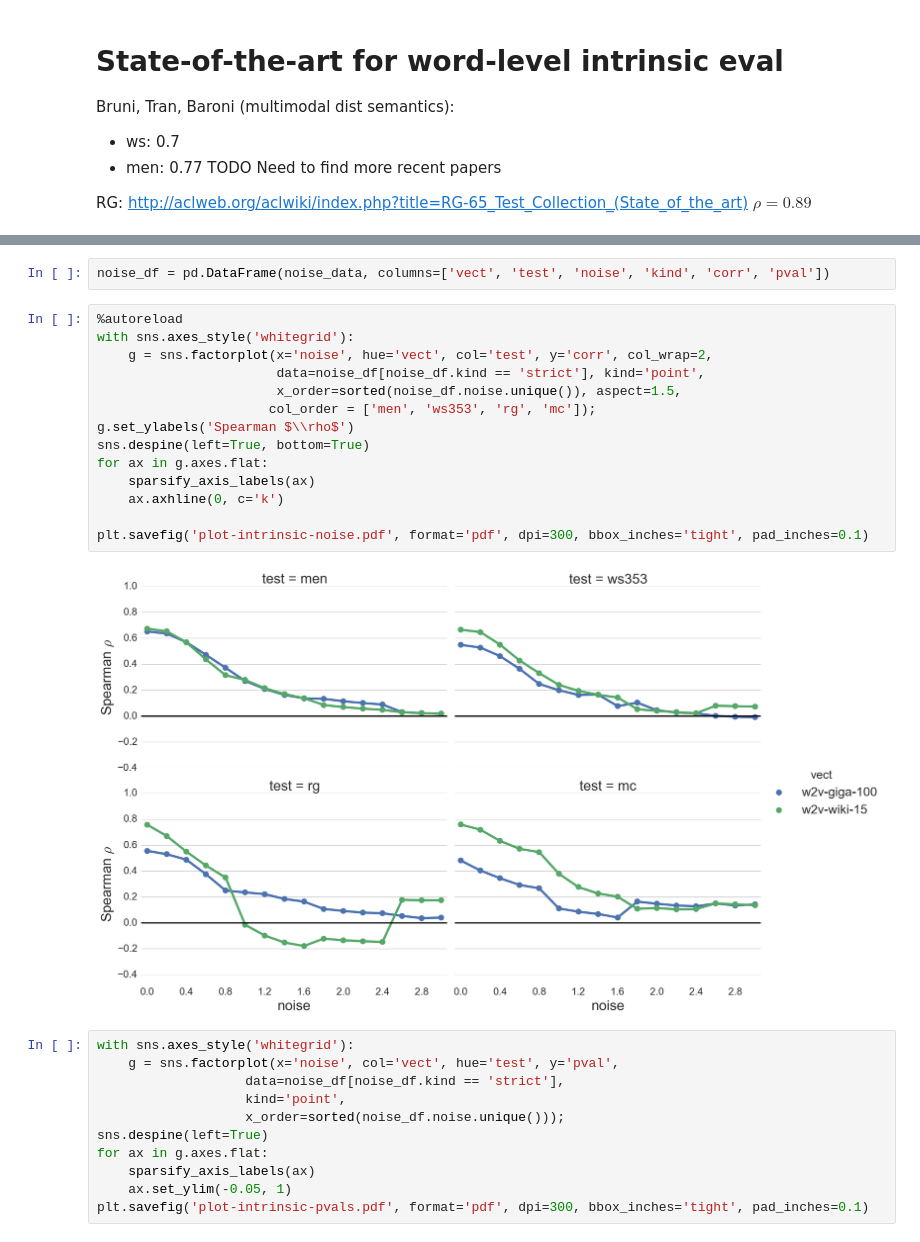
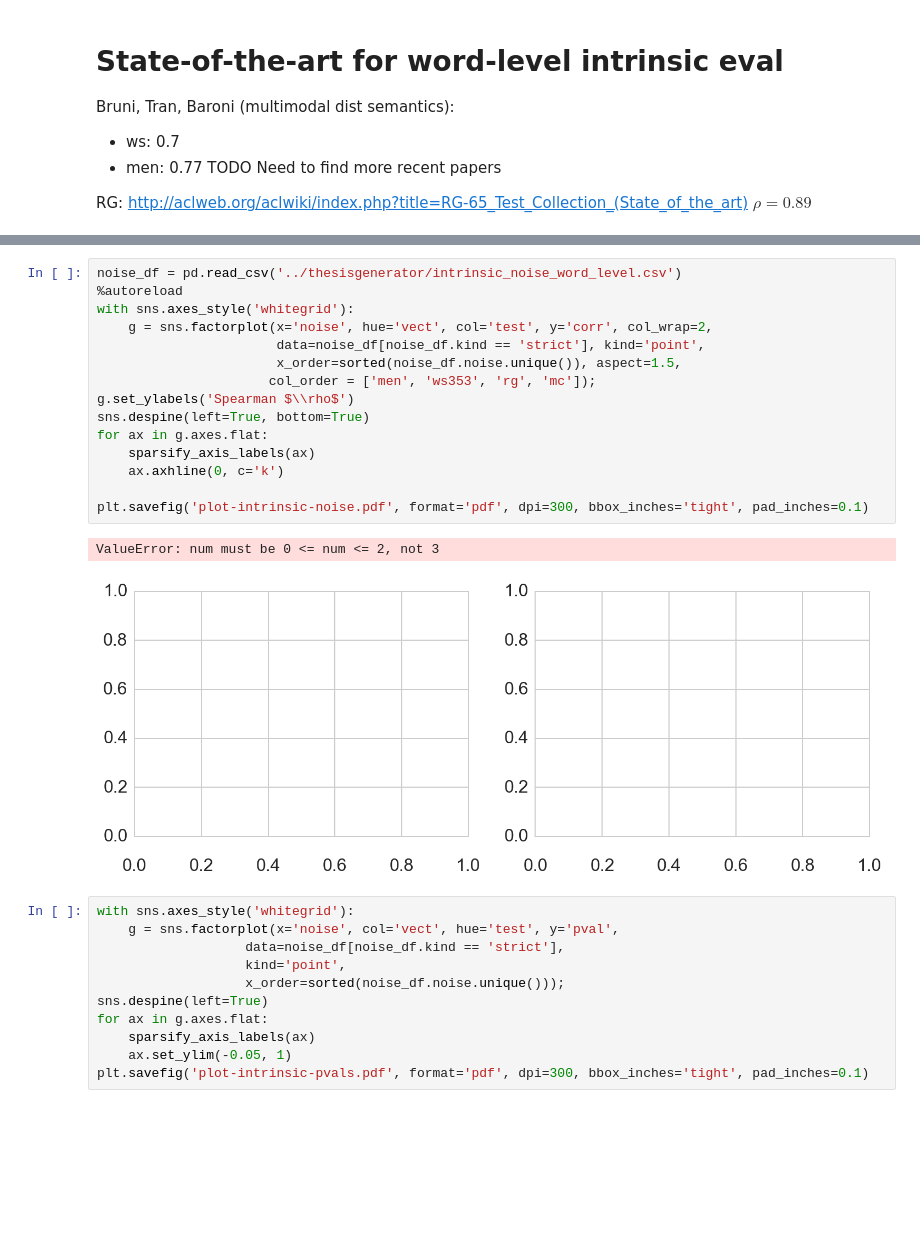
Before and after one commit to mbatchkarov/ExpLosion, a Jupyter notebook: notebooks/intrinsic_eval.ipynb, the cells around one changed output, grey strips where cells are left out. Saved outputs shown, nothing was run; the diff lists cells and outputs as text; blank space fills up the shorter version.

```diff
--- a/notebooks/intrinsic_eval.ipynb
+++ b/notebooks/intrinsic_eval.ipynb
@@ -130,21 +35,21 @@ starting men w2v-wiki-15
-# %%
-noise_df = pd.DataFrame(noise_data, columns=['vect', 'test', 'noise', 'kind', 'corr', 'pval'])
 # %%
+noise_df = pd.read_csv('../thesisgenerator/intrinsic_noise_word_level.csv')
 %autoreload
 with sns.axes_style('whitegrid'):
     g = sns.factorplot(x='noise', hue='vect', col='test', y='corr', col_wrap=2,
                        data=noise_df[noise_df.kind == 'strict'], kind='point',
                        x_order=sorted(noise_df.noise.unique()), aspect=1.5,
                       col_order = ['men', 'ws353', 'rg', 'mc']);
 g.set_ylabels('Spearman $\\rho$')
 sns.despine(left=True, bottom=True)
 for ax in g.axes.flat:
     sparsify_axis_labels(ax)
     ax.axhline(0, c='k')
 
 plt.savefig('plot-intrinsic-noise.pdf', format='pdf', dpi=300, bbox_inches='tight', pad_inches=0.1)
 # %% [output]
+ValueError: num must be 0 <= num <= 2, not 3
-[figure, old version]
+[figure, new version]
 # %%
 with sns.axes_style('whitegrid'):
     g = sns.factorplot(x='noise', col='vect', hue='test', y='pval',
```
Also changed, not shown: parts of 9 cells of this notebook.
